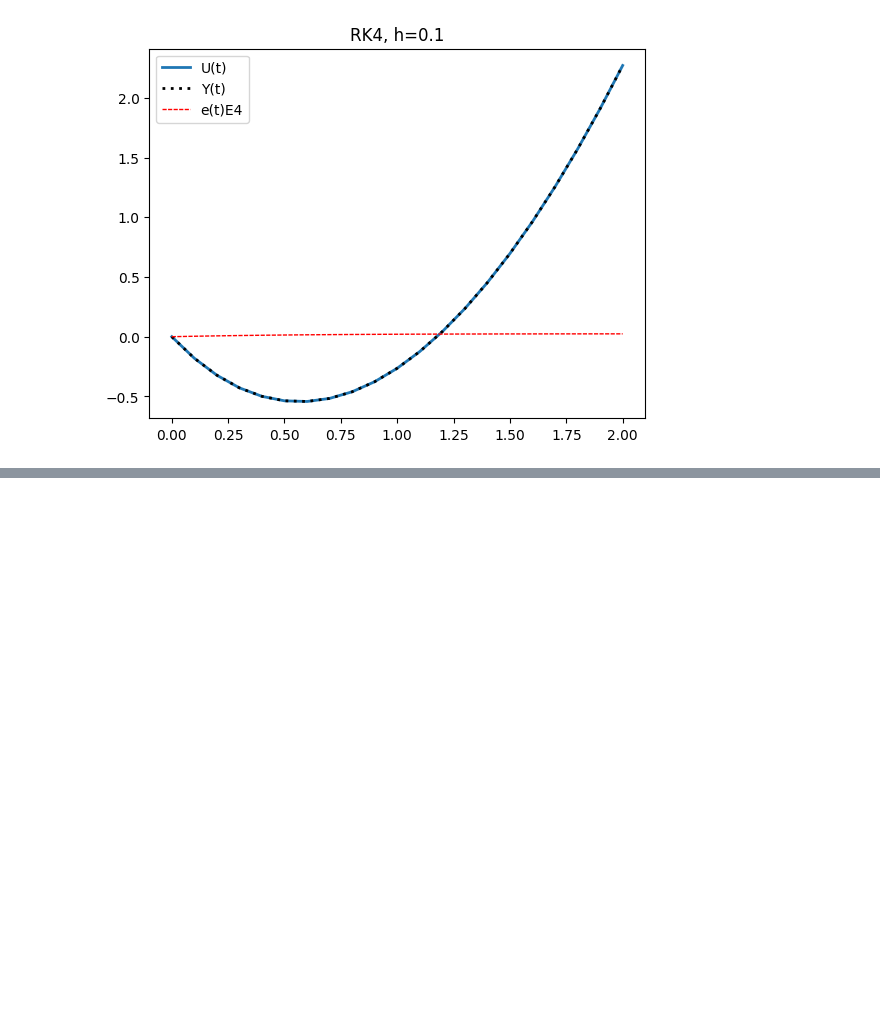
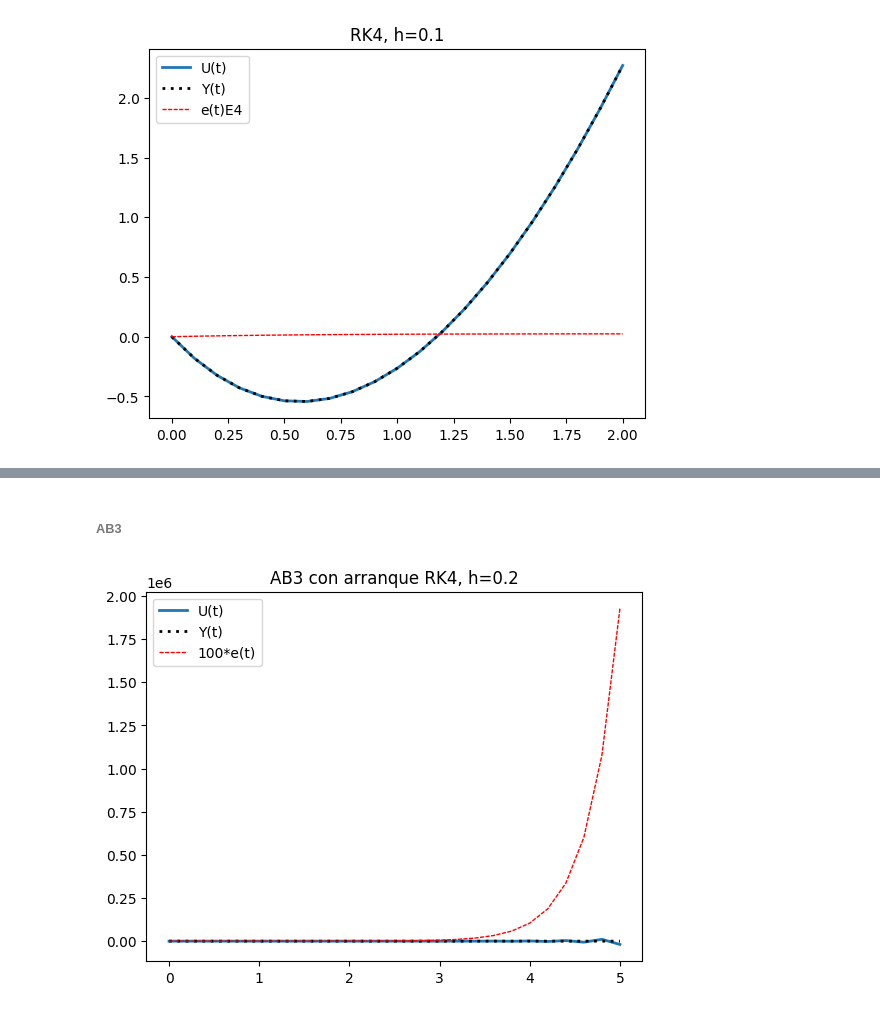
Before and after one commit to sbarreto10/AnalisisNumerico, a Jupyter notebook: LaboNumerico/numerico_practica.ipynb, the cells around one changed output, grey strips where cells are left out. Cells and saved outputs as stored; diff of their text form; code cells hidden in the pictures; blank space fills up the shorter version.

```diff
--- a/LaboNumerico/numerico_practica.ipynb
+++ b/LaboNumerico/numerico_practica.ipynb
@@ -717,0 +770,7 @@ Text(0.5, 1.0, 'RK4, h=0.1')
+# %% [markdown]
+###### AB3
+# %%
+#@title h = 0.2
+desarrollo_AB(0.2, resolver_RK4, 3)
+# %% [output]
+[figure, added]
```
Also changed, not shown: parts of 27 cells of this notebook.
